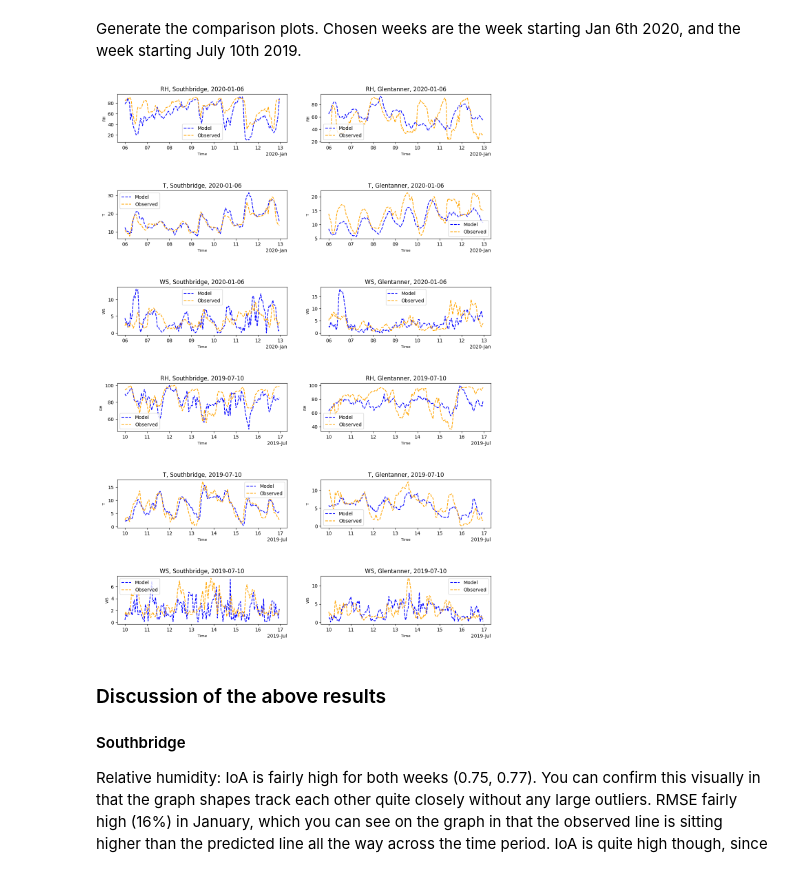
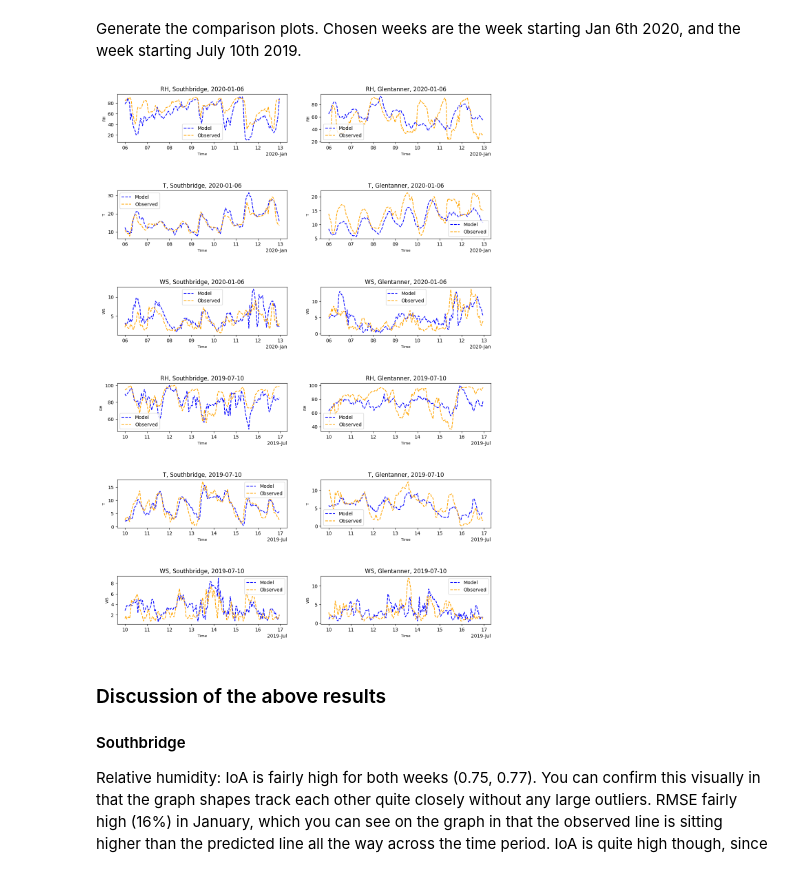
Before and after one commit to tineke-corin/GISC405, a Jupyter notebook: tco111_Ass02.ipynb, the cells around one changed output. Cells and saved outputs as stored; diff of their text form; code cells hidden in the pictures.

Commit message:
Scatter plots complete

```diff
--- a/tco111_Ass02.ipynb
+++ b/tco111_Ass02.ipynb
@@ -198,6 +305,12 @@ plt.show()
 > Report your results using a table
 
 The code below makes use of the HydroErr package for calculation of metrics, and Pandas to create a DataFrame for conveniently displaying the data in a table.
+# %%
+def get_observations_and_predictions(obs_key, pred_key, stn, dr):
+  obs = np.squeeze(stn['dataset'][obs_key].sel(time=slice(dr['start_date'], dr['end_date'])))
+  pred = extract_model_series(pred_key, dr['start_date'], dr['end_date'], stn['location'])
+  assert len(obs) == len(pred)
+  return obs, pred
 # %%
 import pandas as pd
 import HydroErr
@@ -228,38 +341,24 @@ for k_ix, key in enumerate(STATIONS.keys()):
   stn = STATIONS[key]
 
   # Create a relative humidity row
-  rh_obs1 = np.squeeze(stn['dataset'].relative_humidity.sel(time=slice(d1['start_date'], d1['end_date'])))
-  rh_pred1 = extract_model_series('RH', d1['start_date'], d1['end_date'], stn['location'])
-  rh_obs2 = np.squeeze(stn['dataset'].relative_humidity.sel(time=slice(d2['start_date'], d2['end_date'])))
-  rh_pred2 = extract_model_series('RH', d2['start_date'], d2['end_date'], stn['location'])
+  rh_obs1, rh_pred1 = get_observations_and_predictions('relative_humidity', 'RH', stn, d1)
+  rh_obs2, rh_pred2 = get_observations_and_predictions('relative_humidity', 'RH', stn, d2)
   rh_row = build_row(key, 'RH', rh_obs1, rh_pred1, rh_obs2, rh_pred2)
   rh.append(rh_row)
 
   # Create a temperature row
-  t_obs1 = np.squeeze(stn['dataset'].temperature.sel(time=slice(d1['start_date'], d1['end_date'])))
-  t_pred1 = extract_model_series('T', d1['start_date'], d1['end_date'], stn['location'])
-  t_pred1 = t_pred1 - 273.15
-  t_obs2 = np.squeeze(stn['dataset'].temperature.sel(time=slice(d2['start_date'], d2['end_date'])))
-  t_pred2 = extract_model_series('T', d2['start_date'], d2['end_date'], stn['location'])
-  t_pred2 = t_pred2 - 273.15
+  t_obs1, t_pred1 = get_observations_and_predictions('temperature', 'T', stn, d1)
+  t_obs2, t_pred2 = get_observations_and_predictions('temperature', 'T', stn, d2)
   t_row = build_row(key, 'T', t_obs1, t_pred1, t_obs2, t_pred2)
   t.append(t_row)
 
   # Create a wind speed row
-  ws_obs1 = np.squeeze(stn['dataset'].wind_speed.sel(time=slice(d1['start_date'], d1['end_date'])))
-  u_pred1 = extract_model_series('U', d1['start_date'], d1['end_date'], stn['location'])
-  v_pred1 = extract_model_series('V', d1['start_date'], d1['end_date'], stn['location'])
-  ws_pred1 = calc_wind_speed(u_pred1, v_pred1)
-  ws_obs2 = np.squeeze(stn['dataset'].wind_speed.sel(time=slice(d2['start_date'], d2['end_date'])))
-  u_pred2 = extract_model_series('U', d2['start_date'], d2['end_date'], stn['location'])
-  v_pred2 = extract_model_series('V', d2['start_date'], d2['end_date'], stn['location'])
-  ws_pred2 = calc_wind_speed(u_pred2, v_pred2)
+  ws_obs1, ws_pred1 = get_observations_and_predictions('wind_speed', 'WS', stn, d1)
+  ws_obs2, ws_pred2 = get_observations_and_predictions('wind_speed', 'WS', stn, d2)
   ws_row = build_row(key, 'WS', ws_obs1, ws_pred1, ws_obs2, ws_pred2)
   ws.append(ws_row)
 
 statistics = pd.DataFrame(rh + t + ws)
-             #columns=["Location", "Variable", "RMSE Jan", "IOA Jan", "R SQUARED Jan", "RMSE Jul", "IOA Jul", "R SQUARED Jul"])
-
 statistics
 # %% [output]
 |  | Location | Variable | RMSE Jan | IOA Jan | R SQUARED Jan | RMSE Jul | IOA Jul | R SQUARED Jul |
@@ -294,40 +389,33 @@ Generate the comparison plots. Chosen weeks are the week starting Jan 6th 2020,
 # %%
 fig, axs = plt.subplots(6, 2, figsize=(14,20))
 
 ax_y = 0
 for d_ix, date_range in enumerate(DATE_RANGES):
     start_date = date_range['start_date']
     end_date = date_range['end_date']
 
     ax_y = d_ix * 3
 
     for k_ix, key in enumerate(STATIONS.keys()):
       stn = STATIONS[key]
       dataset_observations = stn['dataset']
       time_slice_observed = dataset_observations.sel(time=slice(start_date, end_date))
 
-      rh_model = extract_model_series('RH', start_date, end_date, stn['location'])
-      rh_obs = time_slice_observed.relative_humidity
+      rh_obs, rh_model = get_observations_and_predictions('relative_humidity', 'RH', stn, date_range)
       plot_model_vs_observations(rh_model, rh_obs, key, start_date, 'RH', axs[ax_y+0][k_ix])
 
       # Model temperatures are in kelvin so need to be converted
-      t_model = extract_model_series('T', start_date, end_date, stn['location'])
-      t_model = t_model - 273.15
-      t_obs = time_slice_observed.temperature
+      t_obs, t_model = get_observations_and_predictions('temperature', 'T', stn, date_range)
       plot_model_vs_observations(t_model, t_obs, key, start_date, 'T', axs[ax_y+1][k_ix])
 
       # Wind speed in the WRF data is in two directions and need to be combined
-      u_model = extract_model_series('U', start_date, end_date, stn['location'])
-      v_model = extract_model_series('V', start_date, end_date, stn['location'])
-      ws_model = calc_wind_speed(u_model, v_model)
-      ws_obs = time_slice_observed.wind_speed
-
+      ws_obs, ws_model = get_observations_and_predictions('wind_speed', 'WS', stn, date_range)
       plot_model_vs_observations(ws_model, ws_obs, key, start_date, 'WS', axs[ax_y+2][k_ix])
 
 plt.subplots_adjust(hspace=1.0)
 plt.show()
 # %% [output]
-[figure, old version]
+[figure, new version]
 # %% [markdown]
 ### Discussion of the above results
 
```
Also changed, not shown: parts of 24 cells of this notebook.
